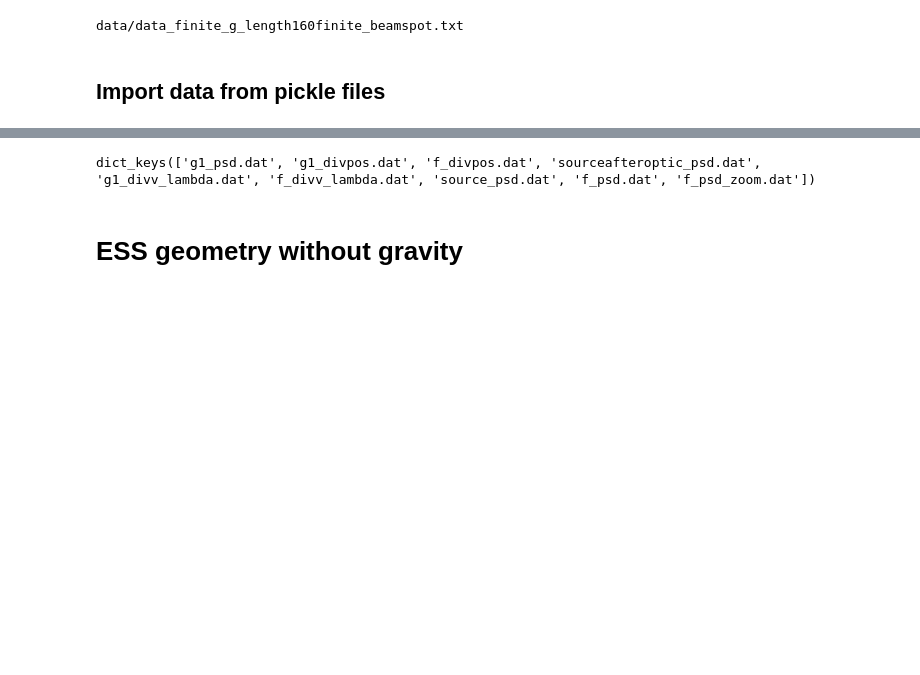
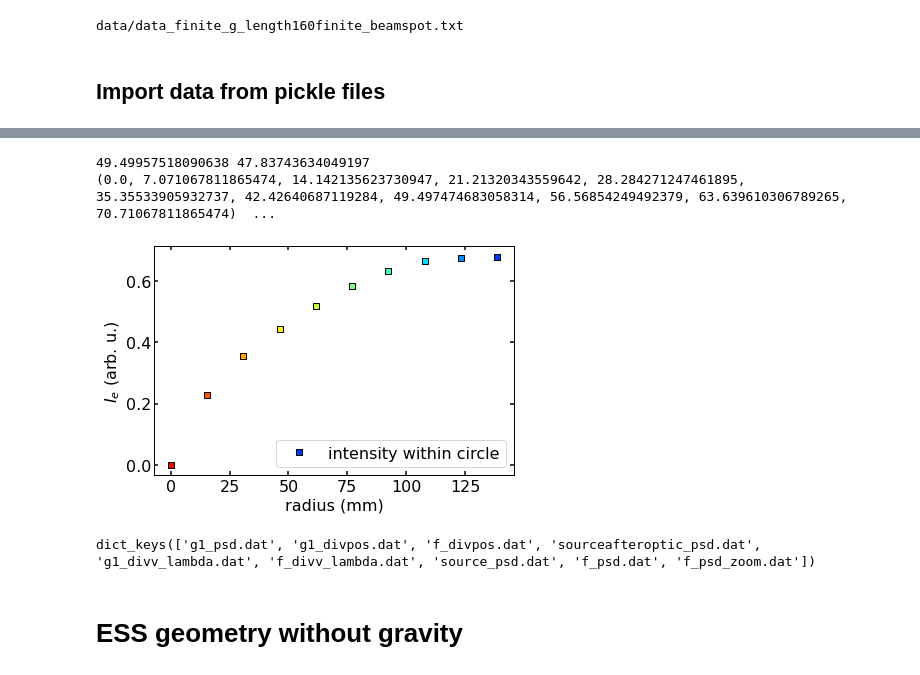
Before and after one commit to christophherb/extraction_parabolic_guide_nested_mirror_paper, a Jupyter notebook: parabolic_extraction.ipynb, the cells around one changed output, grey strips where cells are left out. Saved outputs shown, nothing was run; the diff lists cells and outputs as text; code cells hidden in the pictures; blank space fills up the shorter version.

```diff
--- a/parabolic_extraction.ipynb
+++ b/parabolic_extraction.ipynb
@@ -325,0 +377,26 @@ no suc 1.0309278350515463
+# %%
+import matplotlib.pyplot as plt
+import image_thresholds
+array = image_data['f_psd.dat'][:100]
+number_circles = 11
+colors = plt.cm.jet(np.linspace(0.1, 0.9, number_circles))[::-1]
+mid_y, mid_x = image_thresholds.return_com_array(array)
+print(mid_x, mid_y)
+radint = image_thresholds.radius_vs_content(array, mid_x = mid_x, mid_y=mid_y, radii=np.linspace(0, 100/2**0.5, number_circles))
+fig, ax = plt.subplots(1)
+x, y = zip(*radint)
+print(x, y)
+y = np.array(y)*0.681
+x = np.array(x)/100*218
+for ind, xval in enumerate(x[:-1]):
+    line, = ax.plot(x[ind], y[ind], linestyle=' ', markeredgewidth=1, color = colors[ind])
+line.set_label('intensity within circle')
+ax.legend(fontsize=16)
+ax.set_xlabel('radius (mm)')
+ax.set_ylabel('$I_e$ (arb. u.)')
+plt.tight_layout()
+fig.savefig('figures/int_vs_rad.pdf', bbox_inches='tight')
+# %% [output]
+49.49957518090638 47.83743634049197
+(0.0, 7.071067811865474, 14.142135623730947, 21.21320343559642, 28.284271247461895, 35.35533905932737, 42.42640687119284, 49.497474683058314, 56.56854249492379, 63.639610306789265, 70.71067811865474)  ...
+[figure, added]
```
Also changed, not shown: parts of 6 cells of this notebook, 12 other files.
